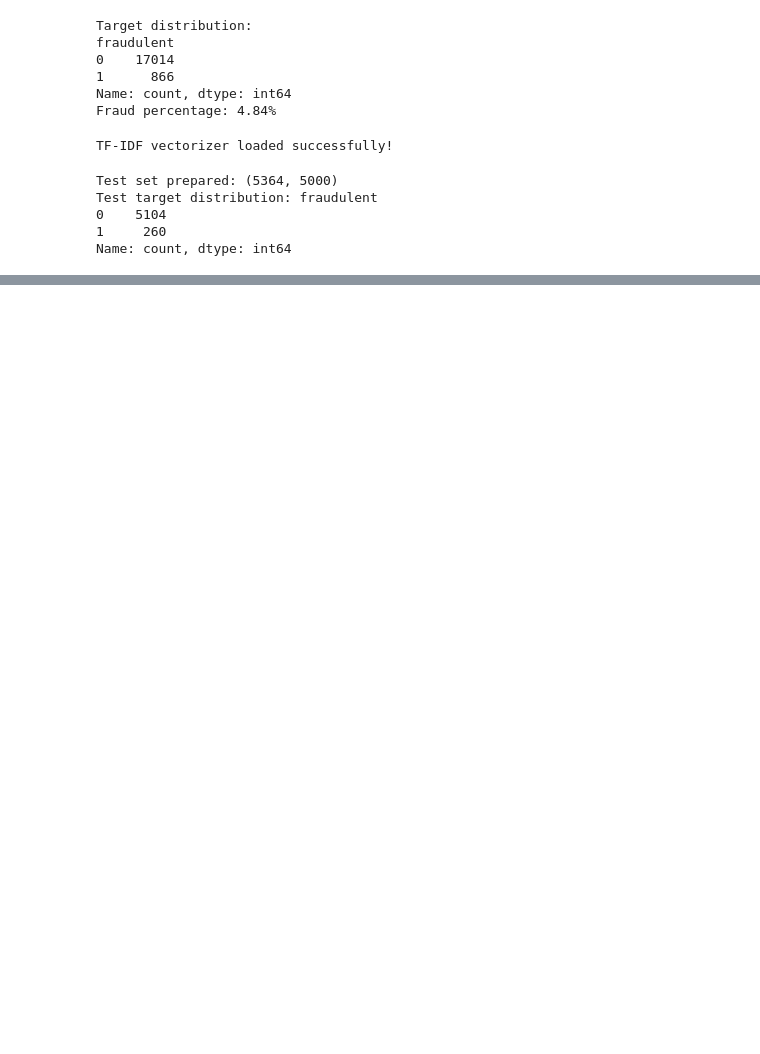
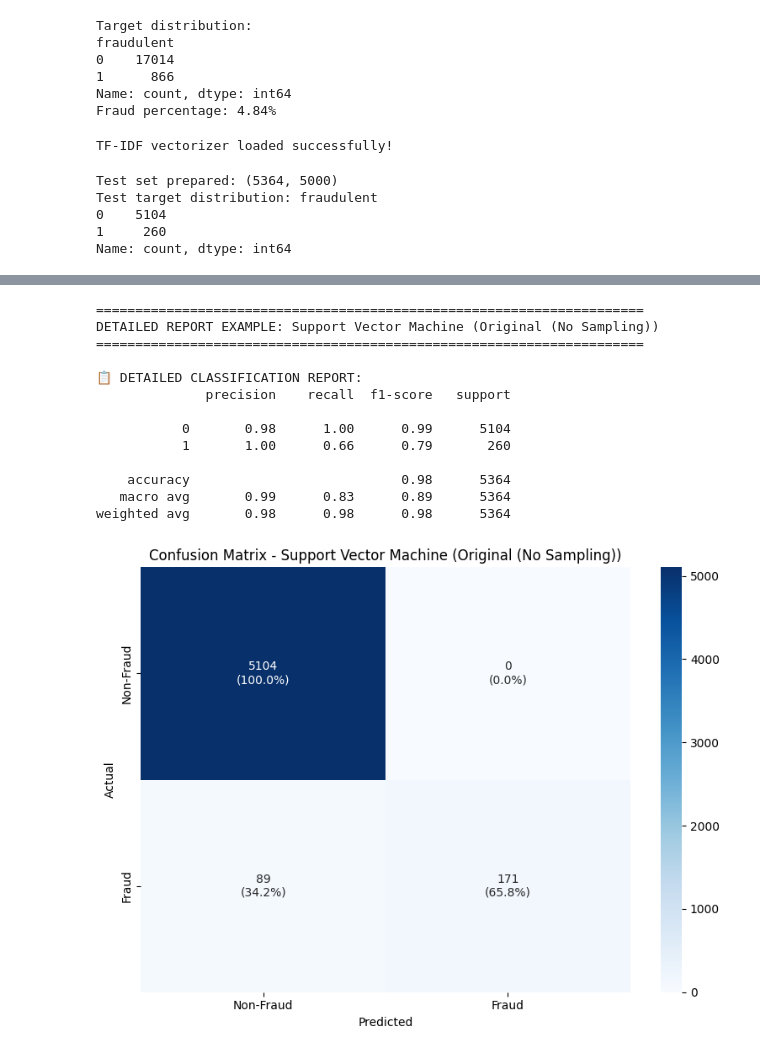
Before and after one commit to huayyy888/Fake_JobPostings_Prediction, a Jupyter notebook: notebook/Model_Evaluate.ipynb, the cells around one changed output, grey strips where cells are left out. Saved outputs shown, nothing was run; the diff lists cells and outputs as text; code cells hidden in the pictures; blank space fills up the shorter version.

```diff
--- a/notebook/Model_Evaluate.ipynb
+++ b/notebook/Model_Evaluate.ipynb
@@ -594,0 +335,33 @@ Total Models Evaluated: 12
+# %%
+model3_name = list(detailed_results.keys())[2]
+model3_eval = detailed_results[model3_name]
+
+print(f"\n{'='*70}")
+print(f"DETAILED REPORT EXAMPLE: {model3_name}")
+print(f"{'='*70}")
+# Performance metrics
+print(f"\n📋 DETAILED CLASSIFICATION REPORT:")
+print(model3_eval['classification_report_str'])
+
+# Confusion matrix breakdown
+tn, fp, fn, tp = model3_eval['confusion_matrix'].ravel()
+
+
+# Plot visualizations
+plot_detailed_confusion_matrix(model3_eval['confusion_matrix'], model3_name)
+plot_individual_roc_curve(model3_eval['roc_data'], model3_name, model3_eval['roc_auc'])
+# %% [output]
+======================================================================
+DETAILED REPORT EXAMPLE: Support Vector Machine (Original (No Sampling))
+======================================================================
+
+📋 DETAILED CLASSIFICATION REPORT:
+              precision    recall  f1-score   support
+
+           0       0.98      1.00      0.99      5104
+           1       1.00      0.66      0.79       260
+
+    accuracy                           0.98      5364
+   macro avg       0.99      0.83      0.89      5364
+weighted avg       0.98      0.98      0.98      5364
+[figure, added]
```
Also changed, not shown: parts of 26 cells of this notebook.
